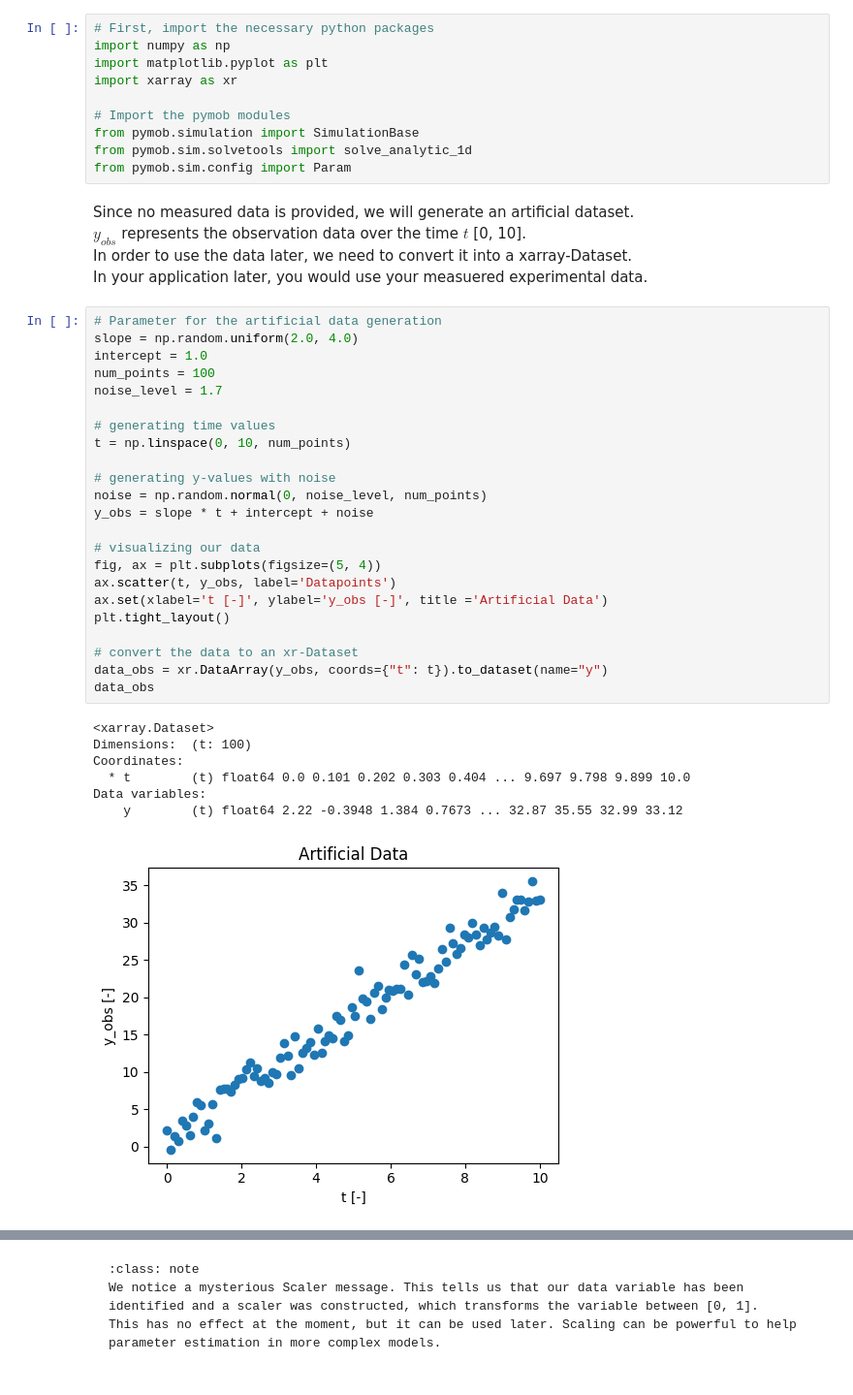
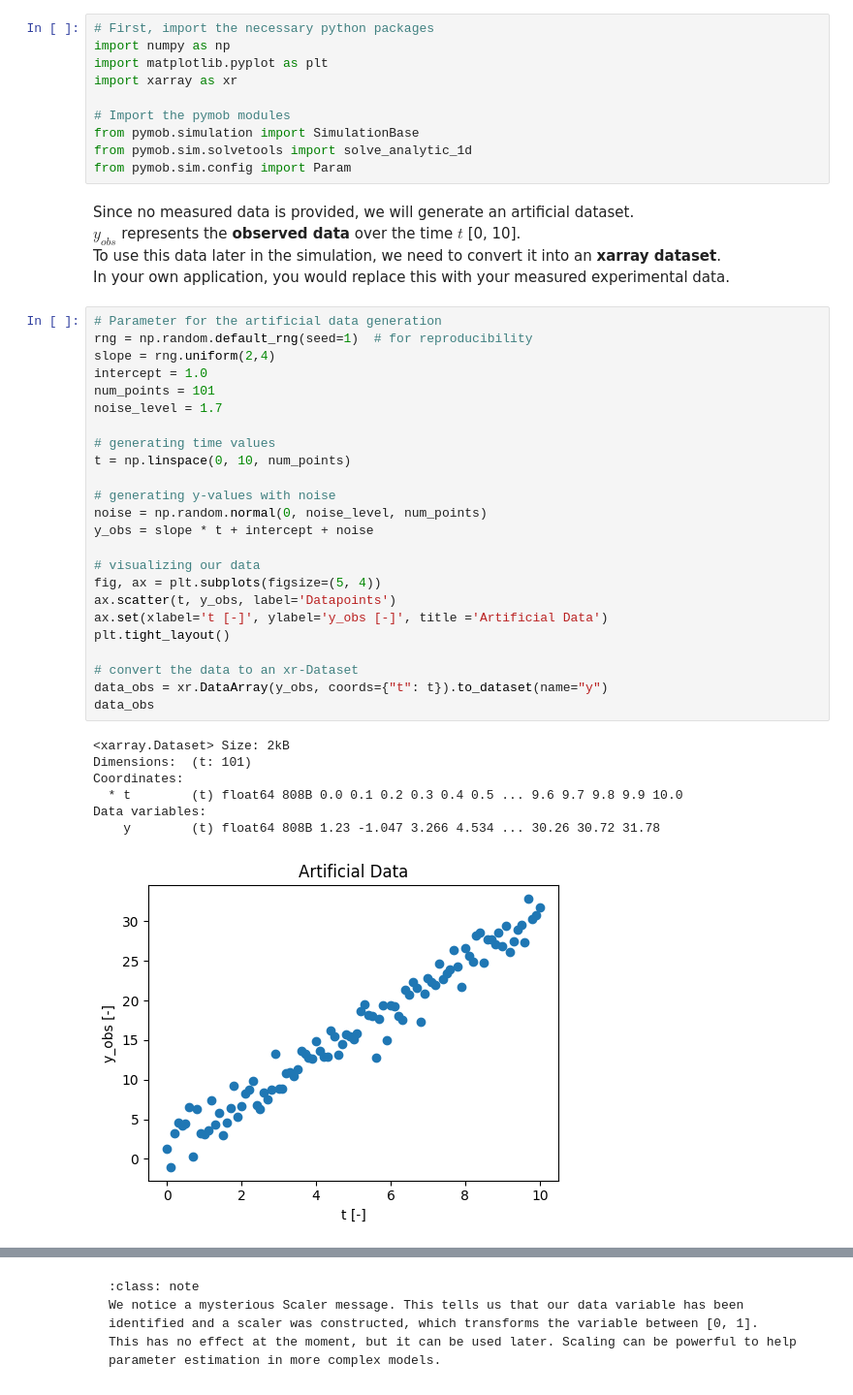
Before and after one commit to flo-schu/pymob, a Jupyter notebook: docs/source/user_guide/superquickstart.ipynb, the cells around one changed output, grey strips where cells are left out. Shown: that part at 97% size. Drawn from its saved outputs; the diff is of its cells as text.

```diff
--- a/docs/source/user_guide/superquickstart.ipynb
+++ b/docs/source/user_guide/superquickstart.ipynb
@@ -55,38 +66,39 @@ from pymob.sim.solvetools import solve_analytic_1d
 from pymob.sim.config import Param
 # %% [markdown]
 Since no measured data is provided, we will generate an artificial dataset.
-$y_{obs}$ represents the observation data over the time $t$ [0, 10].
-In order to use the data later, we need to convert it into a xarray-Dataset.
-In your application later, you would use your measuered experimental data.
+$y_{obs}$ represents the **observed data** over the time $t$ [0, 10].
+To use this data later in the simulation, we need to convert it into an **xarray dataset**.
+In your own application, you would replace this with your measured experimental data.
 # %%
 # Parameter for the artificial data generation
-slope = np.random.uniform(2.0, 4.0)
+rng = np.random.default_rng(seed=1)  # for reproducibility
+slope = rng.uniform(2,4)
 intercept = 1.0
-num_points = 100
+num_points = 101
 noise_level = 1.7
 
 # generating time values
 t = np.linspace(0, 10, num_points)
 
 # generating y-values with noise
 noise = np.random.normal(0, noise_level, num_points)
 y_obs = slope * t + intercept + noise
 
 # visualizing our data
 fig, ax = plt.subplots(figsize=(5, 4))
 ax.scatter(t, y_obs, label='Datapoints')
 ax.set(xlabel='t [-]', ylabel='y_obs [-]', title ='Artificial Data')
 plt.tight_layout()
 
 # convert the data to an xr-Dataset
 data_obs = xr.DataArray(y_obs, coords={"t": t}).to_dataset(name="y")
 data_obs
 # %% [output]
-<xarray.Dataset>
-Dimensions:  (t: 100)
+<xarray.Dataset> Size: 2kB
+Dimensions:  (t: 101)
 Coordinates:
-  * t        (t) float64 0.0 0.101 0.202 0.303 0.404 ... 9.697 9.798 9.899 10.0
+  * t        (t) float64 808B 0.0 0.1 0.2 0.3 0.4 0.5 ... 9.6 9.7 9.8 9.9 10.0
 Data variables:
-    y        (t) float64 2.22 -0.3948 1.384 0.7673 ... 32.87 35.55 32.99 33.12
+    y        (t) float64 808B 1.23 -1.047 3.266 4.534 ... 30.26 30.72 31.78
-[figure, old version]
+[figure, new version]
 # %% [markdown]
```
Also changed, not shown: parts of 31 cells of this notebook, 3 other files.
